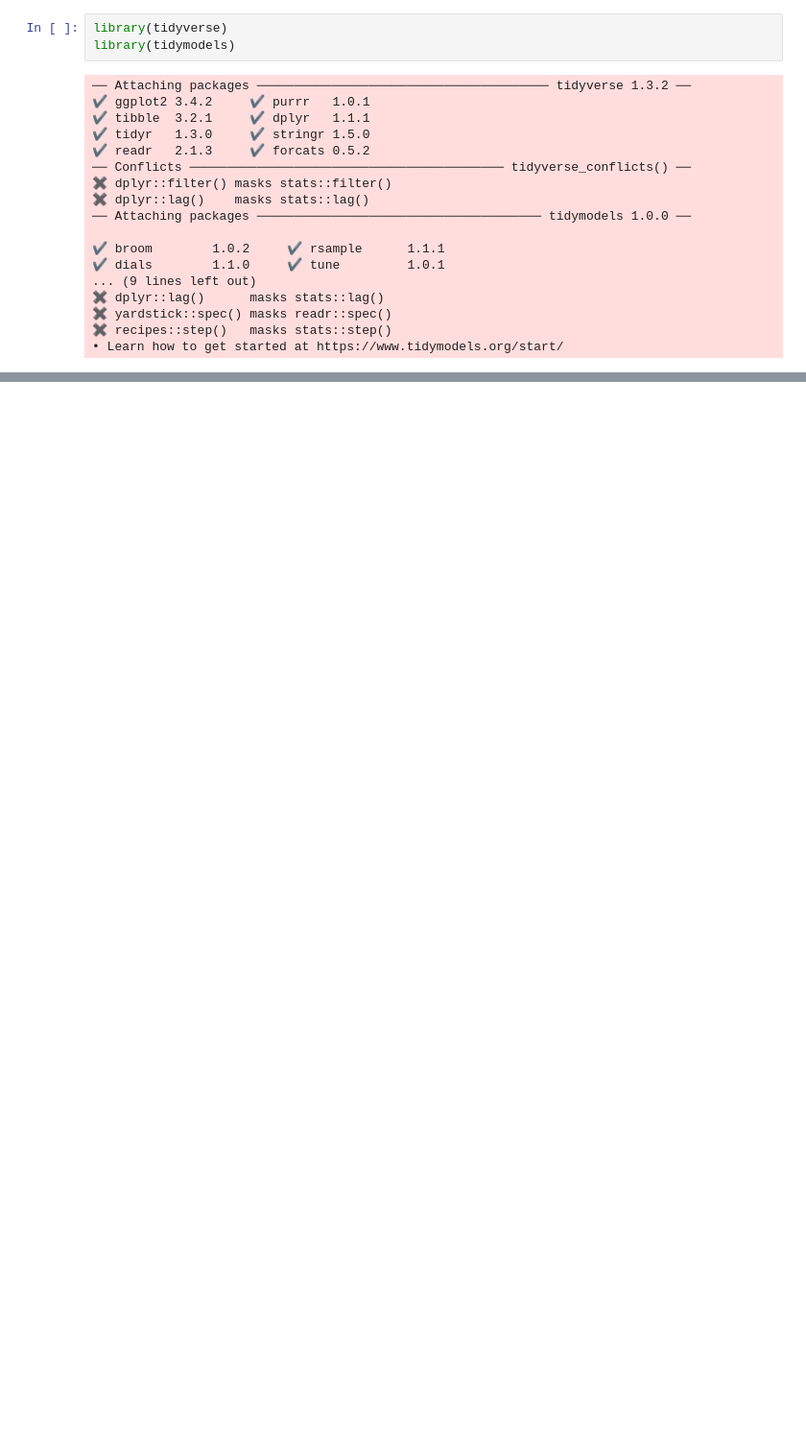
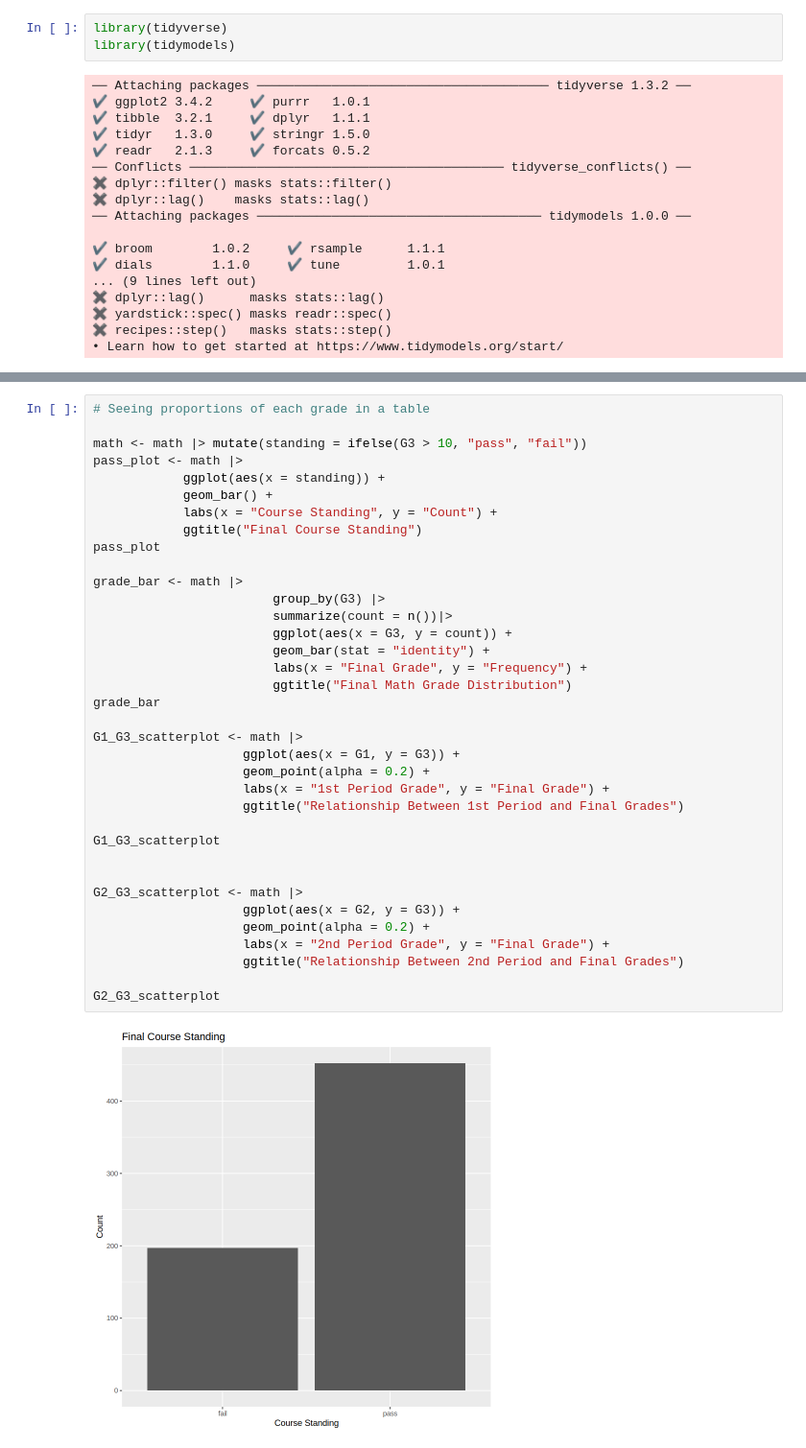
Before and after one commit to kcarri02/GROUP-PROJECT, a Jupyter notebook: ProjectNotebook.ipynb, the cells around one changed output, grey strips where cells are left out. Shown at 96% size. Cells and saved outputs as stored; diff of their text form; blank space fills up the shorter version.

Commit message:
Added exploratory analysis graphs
Added four exploratory analysis graphs about grade distributions and relationship between midterm grades and final grades.

```diff
--- a/ProjectNotebook.ipynb
+++ b/ProjectNotebook.ipynb
@@ -21,0 +48,38 @@ library(tidymodels)
+# %%
+# Seeing proportions of each grade in a table
+
+math <- math |> mutate(standing = ifelse(G3 > 10, "pass", "fail"))
+pass_plot <- math |>
+            ggplot(aes(x = standing)) +
+            geom_bar() +
+            labs(x = "Course Standing", y = "Count") +
+            ggtitle("Final Course Standing")
+pass_plot
+
+grade_bar <- math |>
+                        group_by(G3) |>
+                        summarize(count = n())|>
+                        ggplot(aes(x = G3, y = count)) +
+                        geom_bar(stat = "identity") +
+                        labs(x = "Final Grade", y = "Frequency") +
+                        ggtitle("Final Math Grade Distribution")
+grade_bar
+
+G1_G3_scatterplot <- math |>
+                    ggplot(aes(x = G1, y = G3)) +
+                    geom_point(alpha = 0.2) +
+                    labs(x = "1st Period Grade", y = "Final Grade") +
+                    ggtitle("Relationship Between 1st Period and Final Grades")
+
+G1_G3_scatterplot
+
+
+G2_G3_scatterplot <- math |>
+                    ggplot(aes(x = G2, y = G3)) +
+                    geom_point(alpha = 0.2) +
+                    labs(x = "2nd Period Grade", y = "Final Grade") +
+                    ggtitle("Relationship Between 2nd Period and Final Grades")
+
+G2_G3_scatterplot
+# %% [output]
+[figure, added]
```
Also changed, not shown: parts of 2 cells of this notebook.
